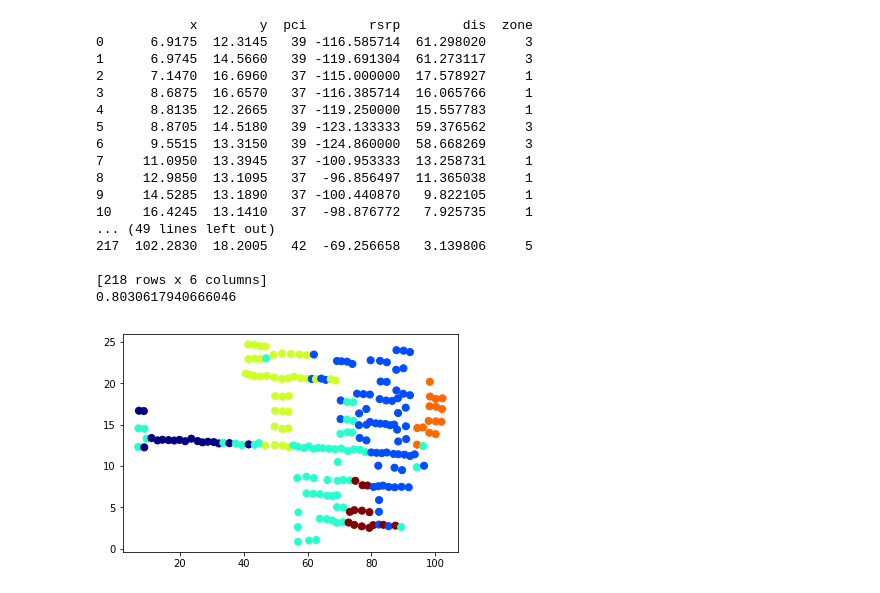
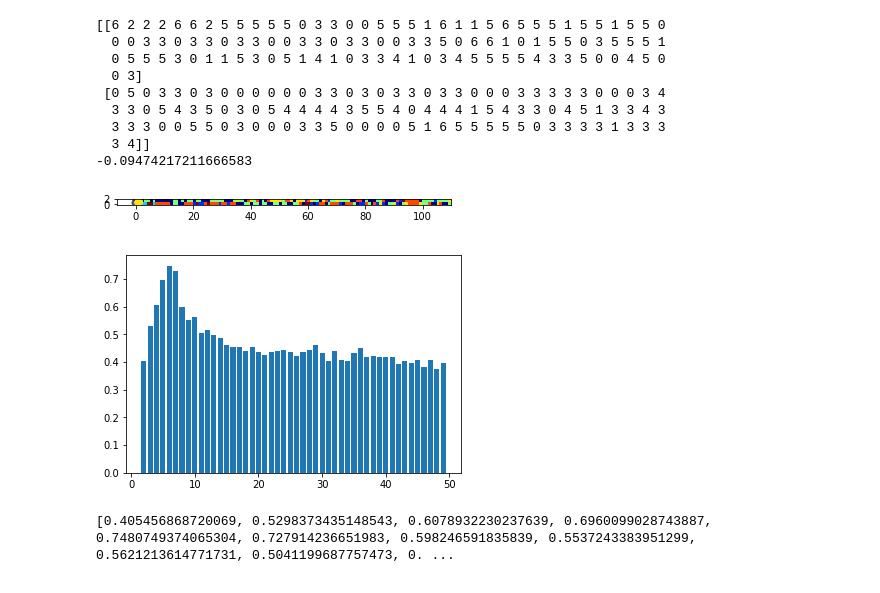
Before and after one commit to KJtiming/RadioMap, a Jupyter notebook: cluster.ipynb, the cells around one changed output. Saved outputs shown, nothing was run; the diff lists cells and outputs as text; code cells hidden in the pictures.

Commit message:
data_zone_rebuild

```diff
--- a/cluster.ipynb
+++ b/cluster.ipynb
@@ -40,5 +39,5 @@ Using TensorFlow backend.
 # %%
-rem_pci_all = pd.read_csv("rsrp_set3.csv")
+rem_pci_all = pd.read_csv("rsrp_set33.csv")
 #rem_pci_all = pd.read_csv("rem_pci_train_pd.csv")
 #rem_pci = pd.read_csv("rem_rsrp_train_pd.csv")
 #rem_test = pd.read_csv("rem_test_pd.csv")
@@ -67,66 +139,89 @@ def group_pcimap(rem_pci):
     group_drift = rem_pci.groupby(['x','y']).transform(lambda x: x - x.mean())
     return group_median,group_drift
 # %%
-group_median,group_drift = group_pcimap(rem_pci_all)
+#print(rem_pci_all_n_pd)
+group_median,group_drift = group_pcimap(rem_pci_all_n_pd)
 #rsrp,group_drift = group(rem_rsrp)
 #print("rem_rsrp==",rsrp)
 #rem_rsrp.to_csv("rsrp.csv")
 #group_median,group_drift = group(rem_test)
-kmeans = KMeans(n_clusters=6)
+kmeans = KMeans(n_clusters=7)
 #np.savetxt('group_median.csv', group_median, delimiter=',', fmt='%f')
 #group_median = pd.read_csv("group_median.csv")
 #print(rem_pci['pci'])
 
 kmeans_fit = kmeans.fit(group_median)
 y_kmeans = kmeans.predict(group_median)
 #print(y_kmeans)
 #print(y_kmeans.shape)
 
+
 #print(y_kmeans_pd)
 
 #add_kmeans = pd.merge(rem_pci,y_kmeans_pd, left_index=True, right_index=True)
 #print(add_kmeans)
 #add_kmeans.to_csv('add_kmeans.csv')
 #print(group_median)
+rem_pci_all_pd = pd.DataFrame(rem_pci_all_copy,columns=['x','y','rsrp','dis','pci_37','pci_38','pci_39','pci_40','pci_41','pci_42','pci'])
+#print(type(rem_pci_all_pd))
+#print(type(add_kmeans))
 
-plt.scatter(rem_pci_all['x'], rem_pci_all['y'], s=50, c=y_kmeans, cmap='jet');
+#print(rem_pci_all_pd)
+
+plt.scatter(rem_pci_all_n_pd['x'], rem_pci_all_n_pd['y'], s=50, c=y_kmeans, cmap='jet');
 y_kmeans_pd = pd.DataFrame({'zone':y_kmeans})
-add_kmeans = pd.merge(rem_pci_all,y_kmeans_pd, left_index=True, right_index=True)
+add_kmeans = pd.merge(rem_pci_all_pd,y_kmeans_pd, left_index=True, right_index=True)
+#print(add_kmeans)
+#add_kmeans = pd.merge(rem_pci_all_pd['pci'],add_kmeans, left_index=True, right_index=True)
+add_kmeans['zone'].replace(6,7,inplace=True)
 add_kmeans['zone'].replace(5,6,inplace=True)
 add_kmeans['zone'].replace(4,5,inplace=True)
 add_kmeans['zone'].replace(3,4,inplace=True)
 add_kmeans['zone'].replace(2,3,inplace=True)
 add_kmeans['zone'].replace(1,2,inplace=True)
 add_kmeans['zone'].replace(0,1,inplace=True)
 add_kmeans['pci'] = add_kmeans['pci'].map(lambda x:int(x/100))
-print(add_kmeans)
+
 add_kmeans.to_csv('aaa.csv')
 add_kmeans.values[:,:]
-np.savetxt('set3_part_train.csv', add_kmeans, delimiter=',', fmt='%f')
+add_kmeans = add_kmeans.drop(['dis','pci_37','pci_38','pci_39','pci_40','pci_41','pci_42'], axis=1)
+add_kmeans = add_kmeans[['x','y','pci','rsrp','zone']]
+add_kmeans = add_kmeans.values
+#print(add_kmeans)
+np.savetxt('set33_part_train.csv', add_kmeans, delimiter=',', fmt='%s')
 #y_kmeans = np.reshape(y_kmeans, (27, 105))
 #np.savetxt('y_kmeans.csv', y_kmeans, delimiter=',', fmt='%f')
 cluster_labels = kmeans_fit.labels_
-silhouette_avg = metrics.silhouette_score(rem_pci_all, cluster_labels)
+silhouette_avg = metrics.silhouette_score(rem_pci_all_n_pd, cluster_labels)
 print(silhouette_avg)
 # %% [output]
-            x        y  pci        rsrp        dis  zone
-0      6.9175  12.3145   39 -116.585714  61.298020     3
-1      6.9745  14.5660   39 -119.691304  61.273117     3
-2      7.1470  16.6960   37 -115.000000  17.578927     1
-3      8.6875  16.6570   37 -116.385714  16.065766     1
-4      8.8135  12.2665   37 -119.250000  15.557783     1
-5      8.8705  14.5180   39 -123.133333  59.376562     3
-6      9.5515  13.3150   39 -124.860000  58.668269     3
-7     11.0950  13.3945   37 -100.953333  13.258731     1
-8     12.9850  13.1095   37  -96.856497  11.365038     1
-9     14.5285  13.1890   37 -100.440870   9.822105     1
-10    16.4245  13.1410   37  -98.876772   7.925735     1
-... (49 lines left out)
-217  102.2830  18.2005   42  -69.256658   3.139806     5
-
-[218 rows x 6 columns]
-0.8030617940666046
+[[6 2 2 2 6 6 2 5 5 5 5 5 0 3 3 0 0 5 5 5 1 6 1 1 5 6 5 5 5 1 5 5 1 5 5 0
+  0 0 3 3 0 3 3 0 3 3 0 0 3 3 0 3 3 0 0 3 3 5 0 6 6 1 0 1 5 5 0 3 5 5 5 1
+  0 5 5 5 3 0 1 1 5 3 0 5 1 4 1 0 3 3 4 1 0 3 4 5 5 5 5 4 3 3 5 0 0 4 5 0
+  0 3]
+ [0 5 0 3 3 0 3 0 0 0 0 0 0 3 3 0 3 0 3 3 0 3 3 0 0 0 3 3 3 3 3 0 0 0 3 4
+  3 3 0 5 4 3 5 0 3 0 5 4 4 4 4 3 5 5 4 0 4 4 4 1 5 4 3 3 0 4 5 1 3 3 4 3
+  3 3 3 0 0 5 5 0 3 0 0 0 3 3 5 0 0 0 0 5 1 6 5 5 5 5 5 0 3 3 3 3 1 3 3 3
+  3 4]]
+-0.09474217211666583
-[figure, old version]
+[figure, new version]
+# %%
+# 迴圈
+silhouette_avgs = []
+ks = range(2, 50)
+for k in ks:
+    kmeans_fit = cluster.KMeans(n_clusters = k).fit(rem_pci_all_n_pd)
+    cluster_labels = kmeans_fit.labels_
+    silhouette_avg = metrics.silhouette_score(rem_pci_all_n_pd, cluster_labels)
+    silhouette_avgs.append(silhouette_avg)
+
+# 作圖並印出 k = 2 到 10 的績效
+plt.bar(ks, silhouette_avgs)
+plt.show()
+print(silhouette_avgs)
+# %% [output]
+[figure, added]
+[0.405456868720069, 0.5298373435148543, 0.6078932230237639, 0.6960099028743887, 0.7480749374065304, 0.727914236651983, 0.598246591835839, 0.5537243383951299, 0.5621213614771731, 0.5041199687757473, 0. ...
 # %%
 def group_twice(rem_pci):
     #df.groupby('X','Y','PCI').transform(lambda x: x - x.mean())
```
Also changed, not shown: parts of 5 cells of this notebook, 23 other files.
